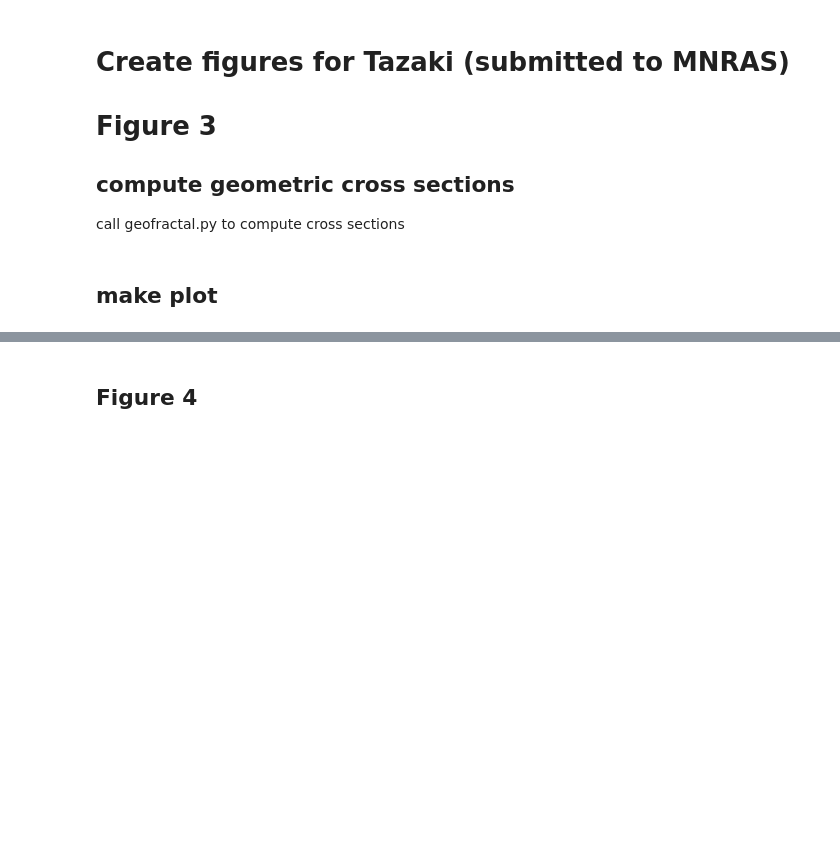
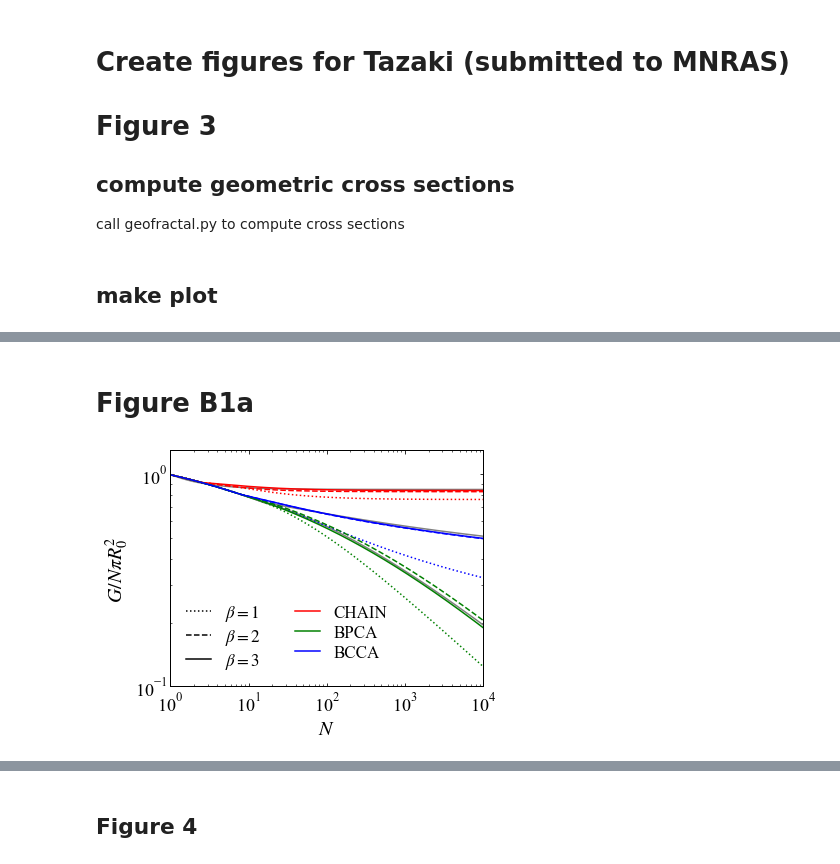
Before and after one commit to rtazaki1205/geofractal, a Jupyter notebook: figures/figures_for_Tazaki_2021.ipynb, the cells around one changed output, grey strips where cells are left out. Drawn from its saved outputs; the diff is of its cells as text; code cells hidden in the pictures; blank space fills up the shorter version.

```diff
--- a/figures/figures_for_Tazaki_2021.ipynb
+++ b/figures/figures_for_Tazaki_2021.ipynb
@@ -135,0 +143,45 @@ f.savefig('fig3.pdf')
+# %% [markdown]
+# Figure B1a
+# %%
+f  = plt.figure(figsize=(5.5,4))
+ax = plt.gca()
+locmaj = ticker.LogLocator(base=10,numticks=10)
+locmin = ticker.LogLocator(base = 10.0, subs = np.arange(1.0, 10.0) * 0.1, numticks = 10)
+
+ax.loglog(PN[:],G_chain_exact[:],color='grey',linestyle='-')
+ax.loglog(PN[:],G_M06_bpca[:],color='grey',linestyle='-')
+ax.loglog(PN[:],G_M06_bcca[:],color='grey',linestyle='-')
+ax.loglog(PN[:],G_chain[:,1],color='r',linestyle=':')
+ax.loglog(PN[:],G_bpca[:,1],color='g',linestyle=':')
+ax.loglog(PN[:],G_bcca[:,1],color='b',linestyle=':')
+ax.loglog(PN[:],G_chain[:,2],color='r',linestyle='--')
+ax.loglog(PN[:],G_bpca[:,2],color='g',linestyle='--')
+ax.loglog(PN[:],G_bcca[:,2],color='b',linestyle='--')
+ax.loglog(PN[:],G_chain[:,0],color='r',linestyle='-')
+ax.loglog(PN[:],G_bpca[:,0],color='g',linestyle='-')
+ax.loglog(PN[:],G_bcca[:,0],color='b',linestyle='-')
+ax.set_ylim(1e-1,1.3)
+ax.set_xlim(1.e0,1.e4)
+#
+# Add fake legend
+#
+ax.loglog([0],[0],color='black',linestyle=':',label=r'$\beta=1$')
+ax.loglog([0],[0],color='black',linestyle='--',label=r'$\beta=2$')
+ax.loglog([0],[0],color='black',linestyle='-',label=r'$\beta=3$')
+ax.loglog([0],[0],color='r',linestyle='-',label='CHAIN')
+ax.loglog([0],[0],color='g',linestyle='-',label='BPCA')
+ax.loglog([0],[0],color='b',linestyle='-',label='BCCA')
+
+ax.legend(loc='best',fontsize=17,ncol=2,frameon=False)
+ax.yaxis.set_major_locator(locmaj)
+ax.yaxis.set_minor_locator(locmin)
+ax.yaxis.set_minor_formatter(ticker.NullFormatter())
+ax.xaxis.set_major_locator(locmaj)
+ax.xaxis.set_minor_locator(locmin)
+ax.xaxis.set_minor_formatter(ticker.NullFormatter())
+ax.set_xlabel(r'$N$')
+ax.set_ylabel(r'$G/N\pi R_0^2$')
+
+f.savefig('fig7a.pdf')
+# %% [output]
+[figure, added]
```
Also changed, not shown: parts of 10 cells of this notebook, 1 other file.
